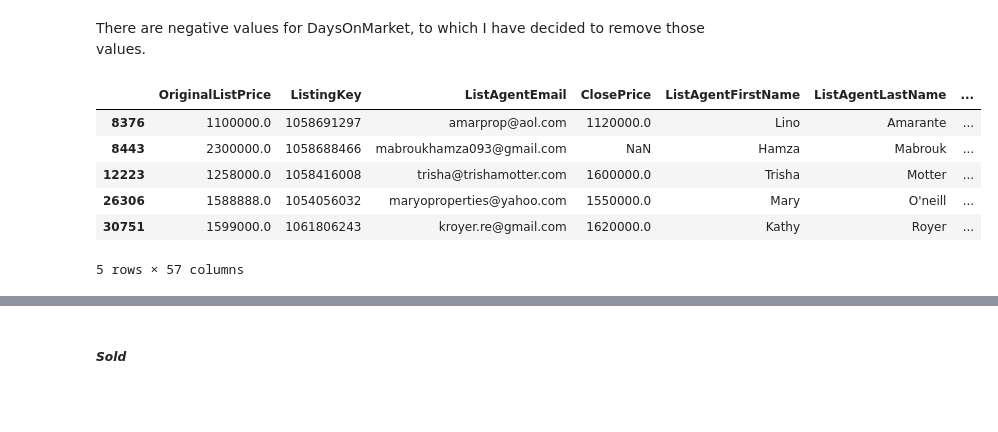
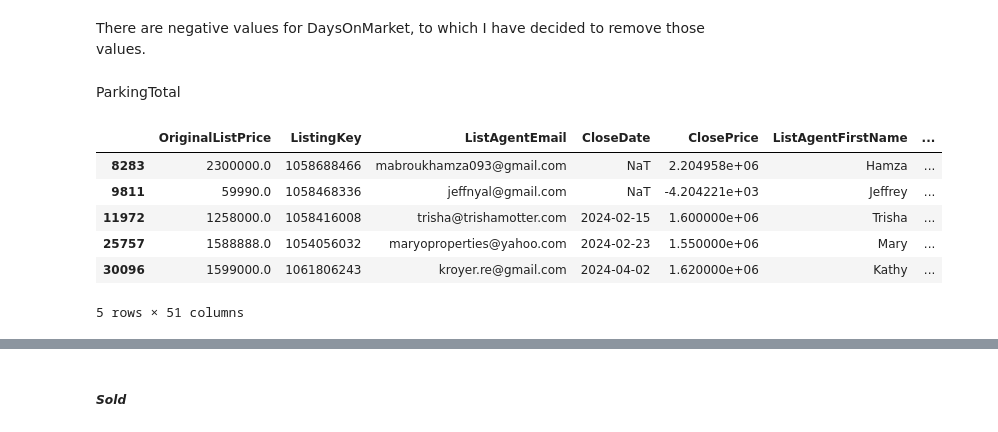
Before and after one commit to mayabernstein/idx-exchange, a Jupyter notebook: data_exploration/03.1_data_cleaning_listing.ipynb, the cells around one changed output, grey strips where cells are left out. Saved outputs shown, nothing was run; the diff lists cells and outputs as text; code cells hidden in the pictures; blank space fills up the shorter version.

Commit message:
Data Cleaning - shifting gears

```diff
--- a/data_exploration/03.1_data_cleaning_listing.ipynb
+++ b/data_exploration/03.1_data_cleaning_listing.ipynb
@@ -984,0 +1546,10 @@ dtype: int64
+# %%
+from sklearn.linear_model import LinearRegression
+
+valid = df_imputed_listings[df_imputed_listings['LotSizeArea'] >= 0]
+
+X_train = valid[['LotSizeSquareFeet']]
+y_train = valid['LotSizeArea']
+
+model = LinearRegression()
+model.fit(X_train, y_train)
@@ -984,0 +1558,6 @@ dtype: int64
+# %%
+mask = df_imputed_listings['LotSizeArea'] < 0
+
+df_imputed_listings.loc[mask, 'LotSizeArea'] = model.predict(
+    df_imputed_listings.loc[mask, ['LotSizeSquareFeet']]
+)
@@ -984,0 +1665,2 @@ dtype: int64
+# %%
+df_imputed_listings = df_imputed_listings[df_imputed_listings['BathroomsTotalInteger'] % 1 == 0]
@@ -984,0 +1855,2 @@ dtype: int64
+# %%
+df_imputed_listings = df_imputed_listings[df_imputed_listings['MainLevelBedrooms'] % 1 == 0]
@@ -1005,17 +1895,19 @@ rows_DaysOnMarket.head()
 Name: DaysOnMarket, dtype: int64
 # %% [markdown]
 There are negative values for DaysOnMarket, to which I have decided to remove those values.
+# %% [markdown]
+ParkingTotal
 # %%
-neg_ParkingTotal = df_listings_clean[df_listings_clean['ParkingTotal'] < 0]
+neg_ParkingTotal = df_imputed_listings[df_imputed_listings['ParkingTotal'] < 0]
 neg_ParkingTotal.head()
 # %% [output]
-|  | OriginalListPrice | ListingKey | ListAgentEmail | ClosePrice | ListAgentFirstName | ListAgentLastName | ... |
-| 8376 | 1100000.0 | 1058691297 | amarprop@aol.com | 1120000.0 | Lino | Amarante | ... |
-| 8443 | 2300000.0 | 1058688466 | mabroukhamza093@gmail.com | NaN | Hamza | Mabrouk | ... |
-| 12223 | 1258000.0 | 1058416008 | trisha@trishamotter.com | 1600000.0 | Trisha | Motter | ... |
-| 26306 | 1588888.0 | 1054056032 | maryoproperties@yahoo.com | 1550000.0 | Mary | O'neill | ... |
-| 30751 | 1599000.0 | 1061806243 | kroyer.re@gmail.com | 1620000.0 | Kathy | Royer | ... |
+|  | OriginalListPrice | ListingKey | ListAgentEmail | CloseDate | ClosePrice | ListAgentFirstName | ... |
+| 8283 | 2300000.0 | 1058688466 | mabroukhamza093@gmail.com | NaT | 2.204958e+06 | Hamza | ... |
+| 9811 | 59990.0 | 1058468336 | jeffnyal@gmail.com | NaT | -4.204221e+03 | Jeffrey | ... |
+| 11972 | 1258000.0 | 1058416008 | trisha@trishamotter.com | 2024-02-15 | 1.600000e+06 | Trisha | ... |
+| 25757 | 1588888.0 | 1054056032 | maryoproperties@yahoo.com | 2024-02-23 | 1.550000e+06 | Mary | ... |
+| 30096 | 1599000.0 | 1061806243 | kroyer.re@gmail.com | 2024-04-02 | 1.620000e+06 | Kathy | ... |
-5 rows × 57 columns
+5 rows × 51 columns
 # %%
 rows_ParkingTotal = neg_ParkingTotal['ParkingTotal']
 rows_ParkingTotal.head()
```
Also changed, not shown: parts of 165 cells of this notebook, 2 other files.
